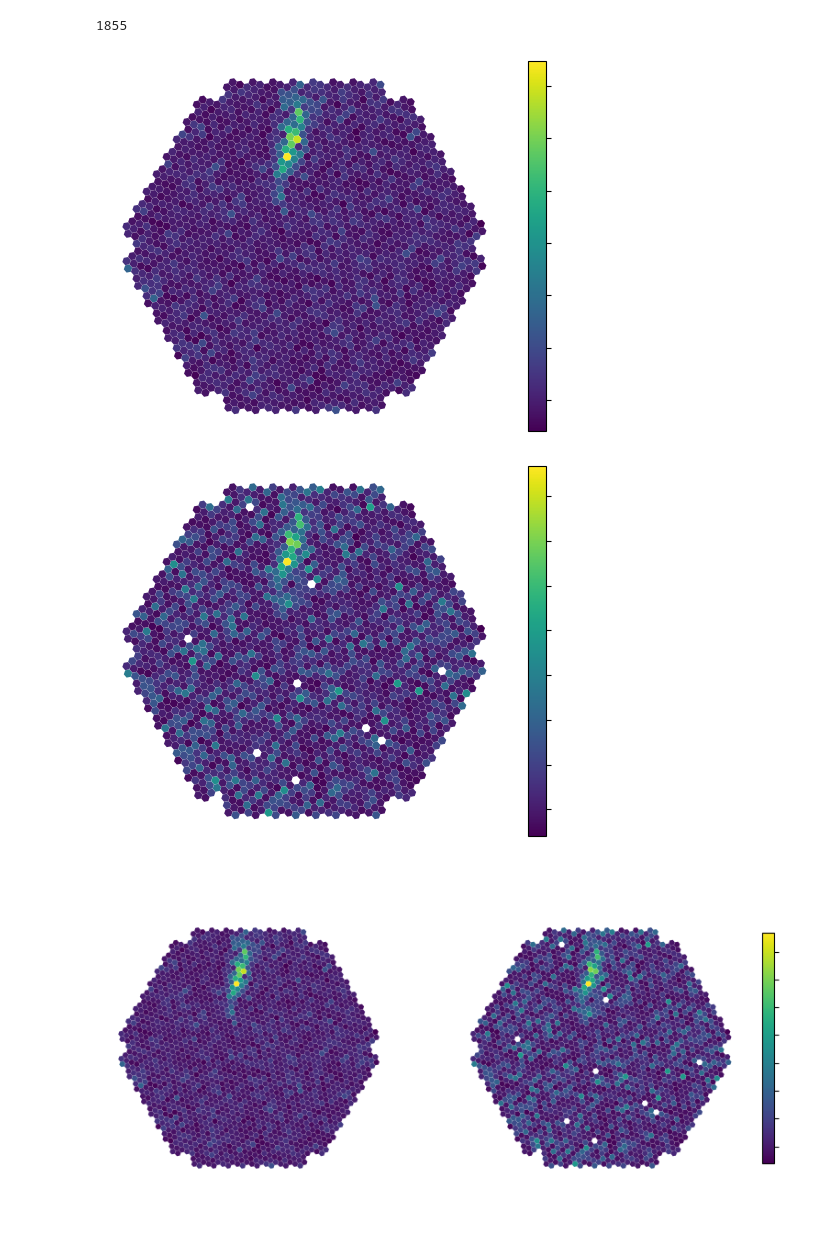
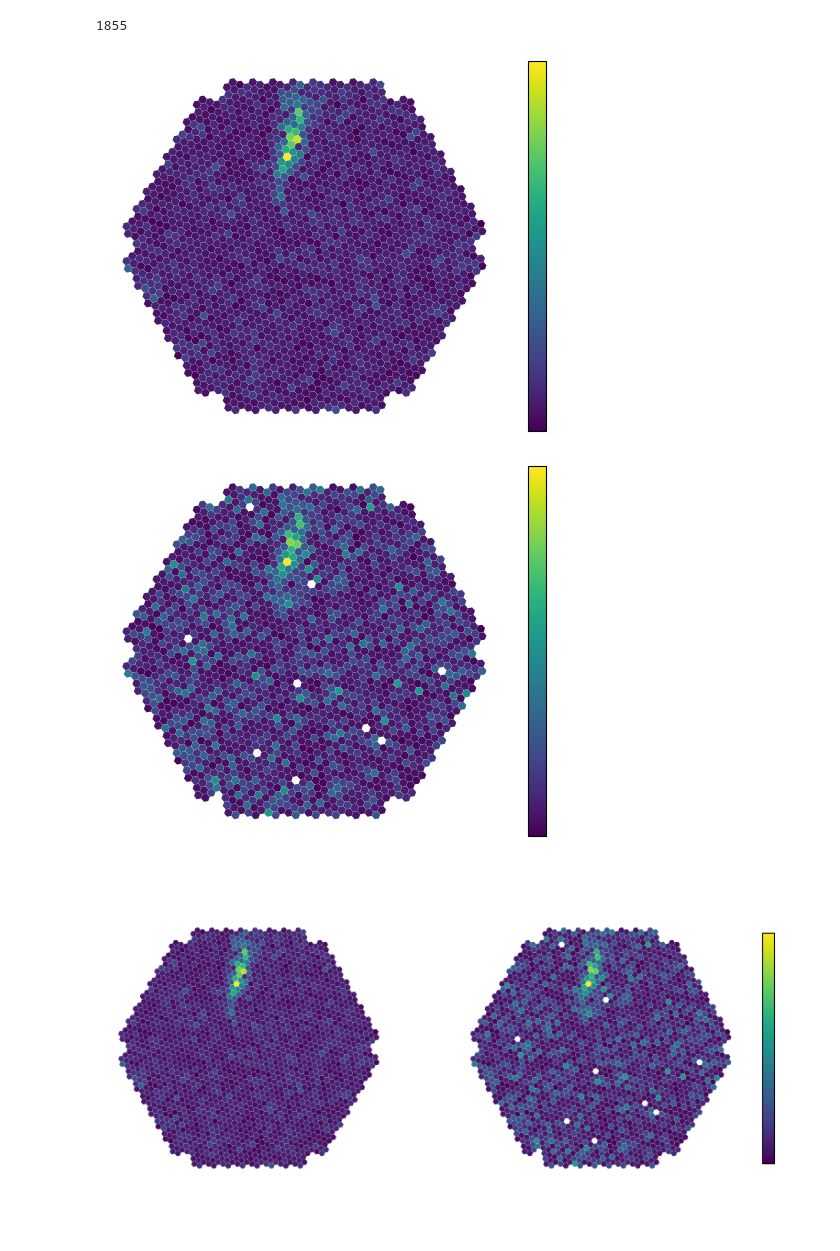
Before and after one commit to vuillaut/pres_cta, a Jupyter notebook: noisy_event.ipynb, the cells around one changed output. Saved outputs shown, nothing was run; the diff lists cells and outputs as text; code cells hidden in the pictures.

Commit message:
option to change colorbar text color

```diff
--- a/noisy_event.ipynb
+++ b/noisy_event.ipynb
@@ -89,27 +89,28 @@ cmap.set_bad(color=dead_pixels_color)
 # %%
 display = CameraDisplay(geom, image,
                         show_frame=False,
                         # cmap='binary'
                        )
 
 
 display.add_colorbar()
 cbar = display.colorbar
 for label in cbar.ax.yaxis.get_ticklabels():
     label.set_color(text_colorbar_color)
+cbar.ax.yaxis.set_tick_params(color=text_colorbar_color)
 
 ax = display.axes
 fig = ax.get_figure()
 visible_axis=False
 ax.get_xaxis().set_visible(visible_axis)
 ax.get_yaxis().set_visible(visible_axis)
 if not visible_axis:
     ax.axis('off')
     ax.set_title('')
 
 plt.savefig(f'event_{event_idx}.png', dpi=150, transparent=True)
 # %% [output]
-[figure, old version]
+[figure, new version]
 # %%
 display = CameraDisplay(geom, noisy_image,
                         show_frame=False,
@@ -121,6 +122,7 @@ display.add_colorbar()
 cbar = display.colorbar
 for label in cbar.ax.yaxis.get_ticklabels():
     label.set_color(text_colorbar_color)
+cbar.ax.yaxis.set_tick_params(color=text_colorbar_color)
 
 ax = display.axes
 fig = ax.get_figure()
@@ -133,7 +135,7 @@ if not visible_axis:
 
 plt.savefig(f'event_{event_idx}_noisy.png', dpi=150, transparent=True)
 # %% [output]
-[figure, old version]
+[figure, new version]
 # %%
 fig, axes = plt.subplots(1, 2, figsize=(10,5), width_ratios=[1,1.25])
 import matplotlib.gridspec as gridspec
```
Also changed, not shown: parts of 1 cell of this notebook.
